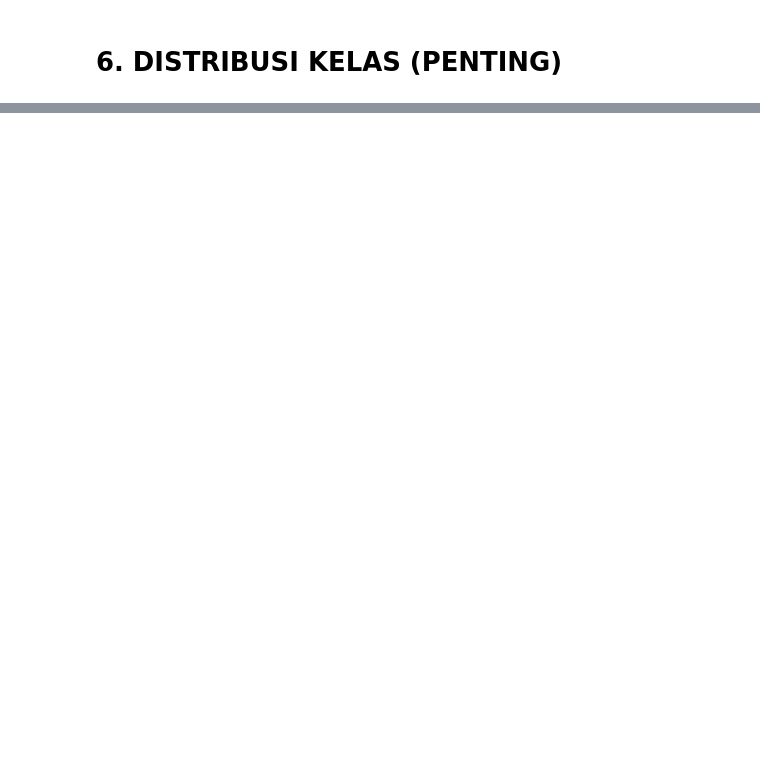
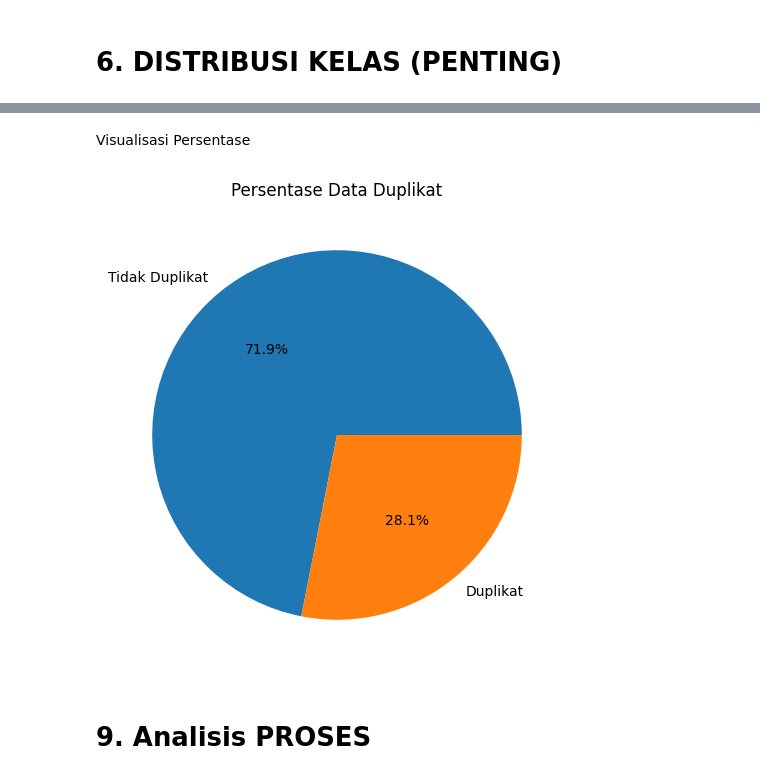
Before and after one commit to Arfandiii/Criminal_Case_Classification, a Jupyter notebook: 02_data_understanding/data_understanding.ipynb, the cells around one changed output, grey strips where cells are left out. Drawn from its saved outputs; the diff is of its cells as text; code cells hidden in the pictures; blank space fills up the shorter version.

```diff
--- a/02_data_understanding/data_understanding.ipynb
+++ b/02_data_understanding/data_understanding.ipynb
@@ -116,0 +305,21 @@ plt.show()
+# %% [markdown]
+Visualisasi Persentase
+# %%
+duplicate_count = df[['MO','BARANG BUKTI','PERKARA']].duplicated().sum()
+
+non_duplicate_count = len(df) - duplicate_count
+
+plt.figure(figsize=(6,6))
+
+plt.pie(
+    [non_duplicate_count, duplicate_count],
+    labels=['Tidak Duplikat', 'Duplikat'],
+    autopct='%1.1f%%'
+)
+
+plt.title('Persentase Data Duplikat')
+plt.show()
+# %% [output]
+[figure, added]
+# %% [markdown]
+# 9. Analisis PROSES
```
Also changed, not shown: parts of 38 cells of this notebook, 42 other files.
